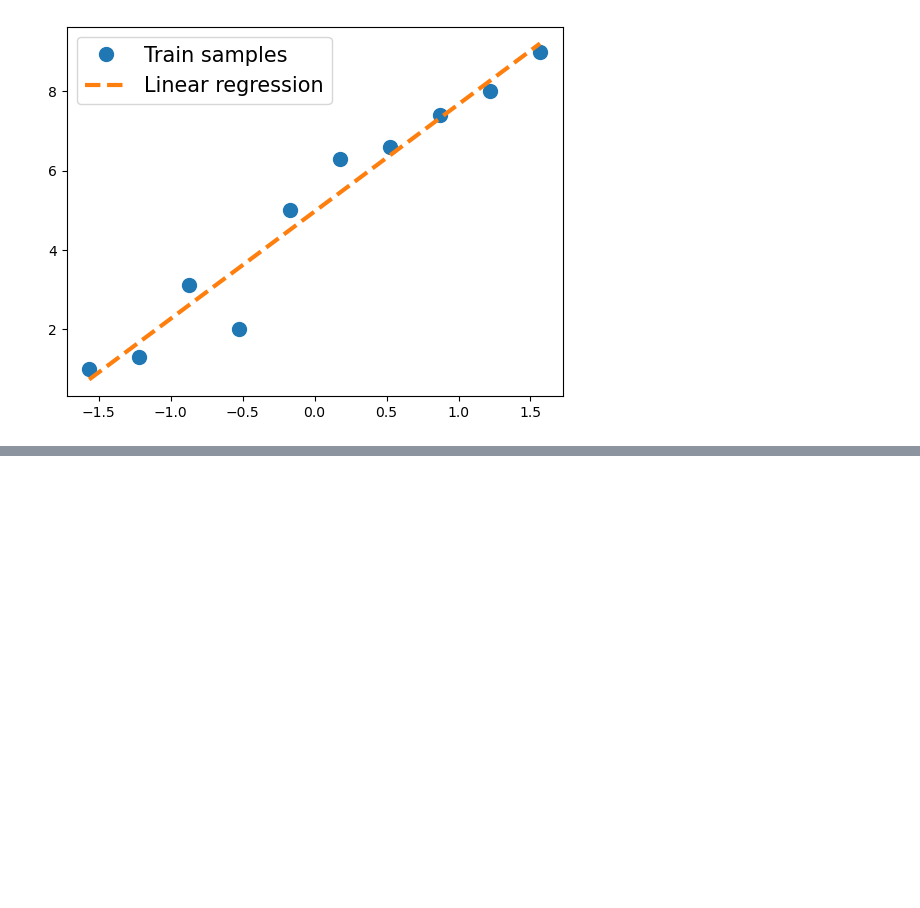
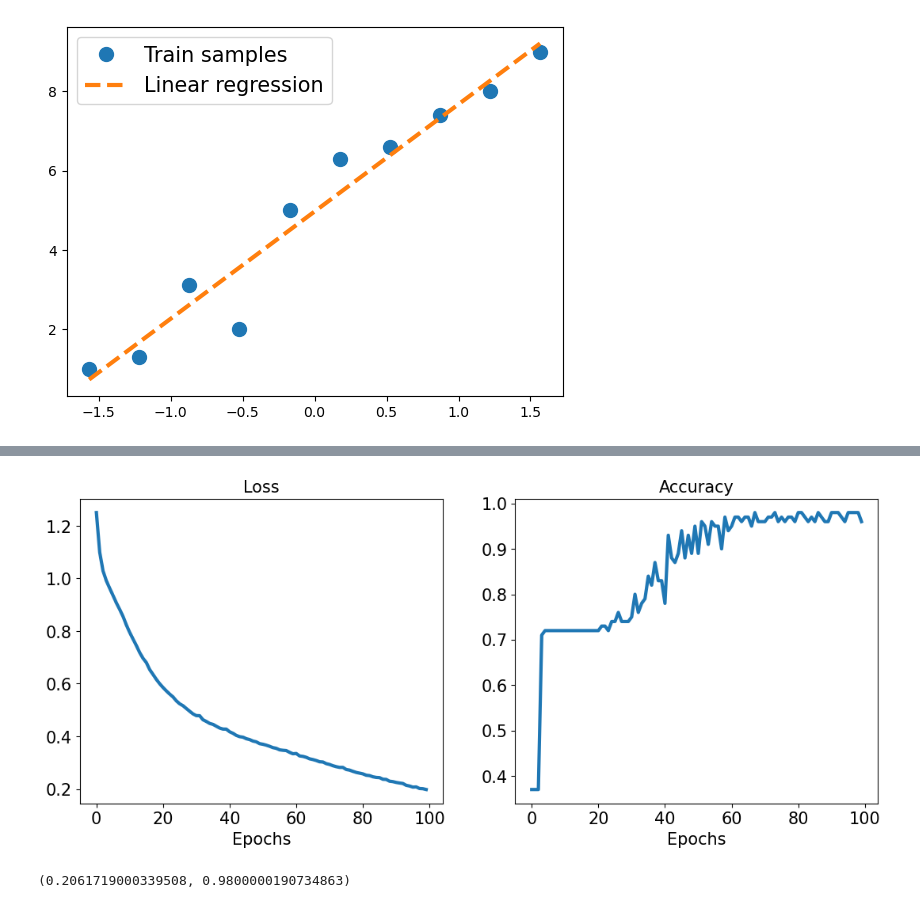
Before and after one commit to irvind/ml_raschka, a Jupyter notebook: 13_tensorflow/03_custom_model.ipynb, the cells around one changed output, grey strips where cells are left out. Saved outputs shown, nothing was run; the diff lists cells and outputs as text; code cells hidden in the pictures; blank space fills up the shorter version.

Commit message:
Custom model notebook

```diff
--- a/13_tensorflow/03_custom_model.ipynb
+++ b/13_tensorflow/03_custom_model.ipynb
@@ -170,3 +170,6 @@ plt.legend(['Train samples', 'Linear regression'], fontsize=15)
 plt.show()
 # %% [output]
 [figure]
+# %%
+iris, iris_info = tfds.load('iris', with_info=True)
+iris_info
@@ -172,0 +212,6 @@ plt.show()
+# %%
+iris_model = tf.keras.Sequential([
+    tf.keras.layers.Dense(16, activation='sigmoid', name='fc1', input_shape=(4,)),
+    tf.keras.layers.Dense(3, activation='softmax', name='fc2'),
+])
+iris_model.summary()
@@ -172,0 +232,43 @@ plt.show()
+# %%
+iris_model.compile(optimizer='adam',
+                   loss='sparse_categorical_crossentropy',
+                   metrics=['accuracy'])
+# %%
+num_of_epochs = 100
+training_size = 100
+batch_size = 2
+steps_per_epoch = np.ceil(training_size / batch_size)
+
+ds_train = ds_train_orig.shuffle(buffer_size=training_size)
+ds_train = ds_train.repeat()
+ds_train = ds_train.batch(batch_size)
+ds_train = ds_train.prefetch(1000)
+
+history = iris_model.fit(ds_train, epochs=num_of_epochs,
+                         steps_per_epoch=steps_per_epoch,
+                         verbose=0)
+# %%
+hist = history.history
+
+fig = plt.figure(figsize=(13, 5))
+ax = fig.add_subplot(1, 2, 1)
+ax.plot(hist['loss'], lw=3)
+ax.set_title('Loss', size=15)
+ax.set_xlabel('Epochs', size=15)
+ax.tick_params(axis='both', which='major', labelsize=15)
+
+ax = fig.add_subplot(1, 2, 2)
+ax.plot(hist['accuracy'], lw=3)
+ax.set_title('Accuracy', size=15)
+ax.set_xlabel('Epochs', size=15)
+ax.tick_params(axis='both', which='major', labelsize=15)
+
+plt.show()
+# %% [output]
+[figure, added]
+# %%
+result = iris_model.evaluate(ds_test.batch(50), verbose=0)
+eval_loss, eval_acc = result
+eval_loss, eval_acc
+# %% [output]
+(0.2061719000339508, 0.9800000190734863)
```
Also changed, not shown: parts of 7 cells of this notebook.
